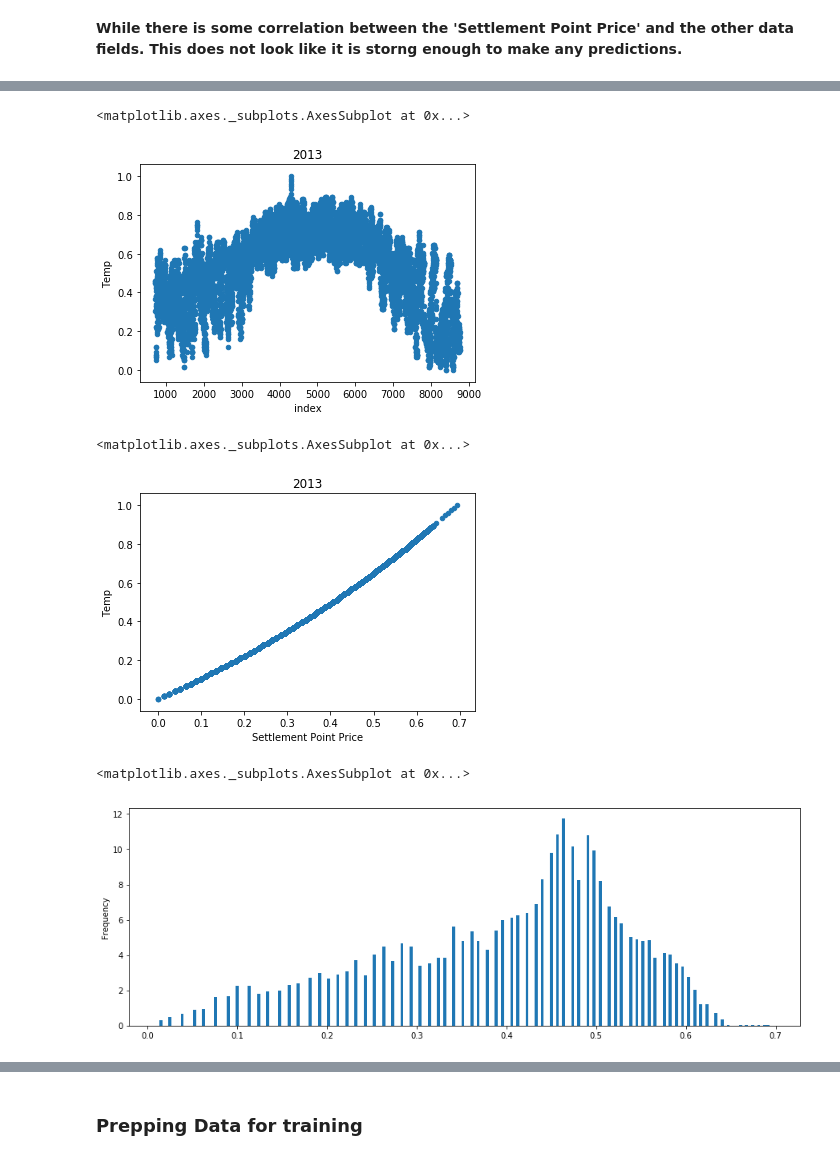
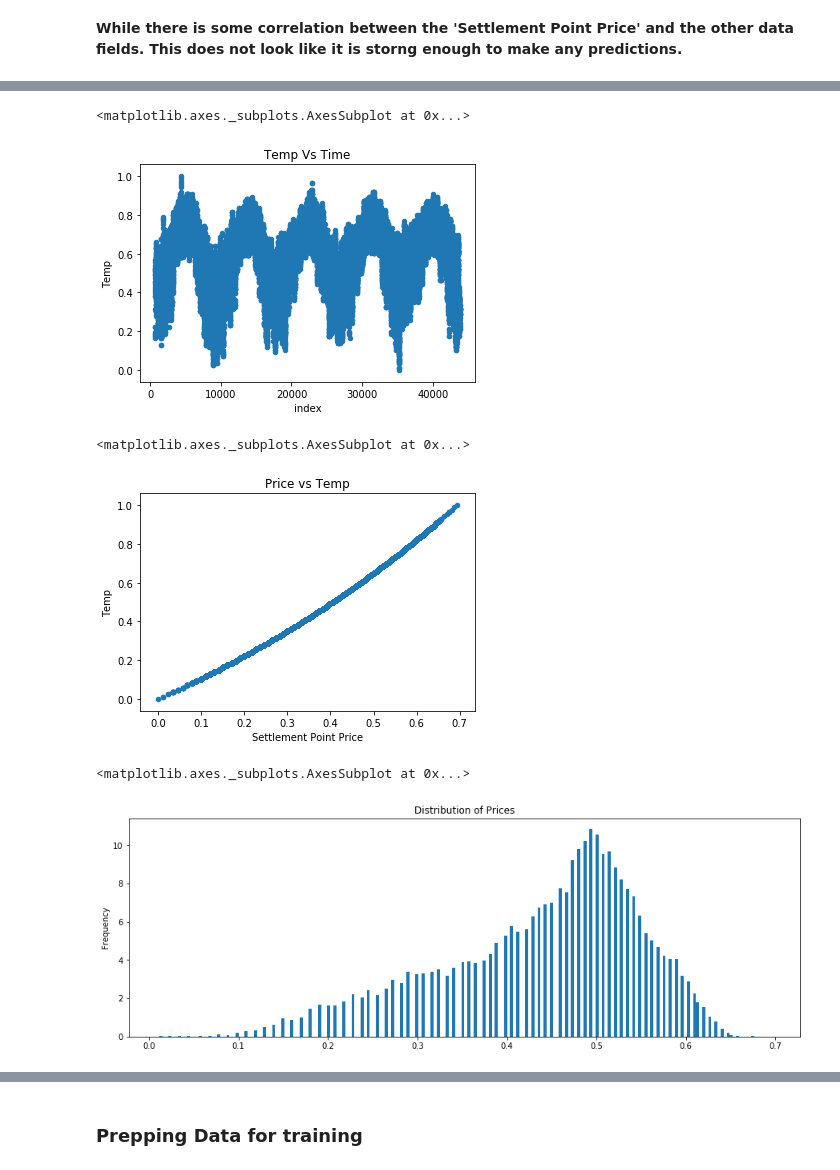
Before and after one commit to trejas/ERCOT-PriceVsTemp, a Jupyter notebook: Visualization.ipynb, the cells around one changed output, grey strips where cells are left out. Cells and saved outputs as stored; diff of their text form; code cells hidden in the pictures.

```diff
--- a/Visualization.ipynb
+++ b/Visualization.ipynb
@@ -102,13 +99,13 @@ Name: Settlement Point Price, dtype: float64
 # %% [markdown]
 **While there is some correlation between the 'Settlement Point Price' and the other data fields. This does not look like it is storng enough to make any predictions.**
 # %%
-da_joined_2013 = weather_2013[['Temp',
-                               'AtmPress',
-                               'Temp 10 DMA',
-                               'Temp 30 DMA',
-                               'AtmPress 10 DMA',
-                               'AtmPress 30 DMA',
-                               'Temp 10 Mean Dev',
-                               'Temp 30 Mean Dev',
-                               'AtmPress 10 Mean Dev',
-                               'AtmPress 30 Mean Dev']].join(da_houston_2013[['Settlement Point Price', 'SPP 10 DMA', 'SPP 30 DMA']])
+da_joined = mod_weather_df[['Temp',
+                            'AtmPress',
+                            'Temp 10 DMA',
+                            'Temp 30 DMA',
+                            'AtmPress 10 DMA',
+                            'AtmPress 30 DMA',
+                            'Temp 10 Mean Dev',
+                            'Temp 30 Mean Dev',
+                            'AtmPress 10 Mean Dev',
+                            'AtmPress 30 Mean Dev']].join(da_houston[['Settlement Point Price', 'SPP 10 DMA', 'SPP 30 DMA']])
@@ -117 +112,5 @@ da_joined_2013 = da_joined_2013.dropna(axis=0, how='any')
+# %%
+da_joined = da_joined.dropna(axis=0, how='any')
+# da_joined[da_joined['Settlement Point Price'].isnull()]
+# da_joined[da_joined['Settlement Point Price'].isnull()]
 # %%
@@ -145,7 +144,7 @@ Settlement Point Price    1.000000
 Name: Settlement Point Price, dtype: float64
 # %%
 # Min-Max Normalize Joined DataFrame
-# da_joined_2013 = da_joined_2013[np.abs(da_joined_2013['Settlement Point Price']-da_joined_2013['Settlement Point Price'].mean())<=(2*da_joined_2013['Settlement Point Price'].std())]
-da_joined_2013 = (da_joined_2013-da_joined_2013.min())/(da_joined_2013.max()-da_joined_2013.min())
-da_joined_2013['Settlement Point Price'] = da_joined_2013.applymap(lambda x: np.log(x+1))
+# da_joined = da_joined[np.abs(da_joined['Settlement Point Price']-da_joined['Settlement Point Price'].mean())<=(2*da_joined['Settlement Point Price'].std())]
+da_joined = (da_joined-da_joined.min())/(da_joined.max()-da_joined.min())
+da_joined['Settlement Point Price'] = da_joined.applymap(lambda x: np.log(x+1))
 # %%
@@ -156,16 +155,16 @@ da_joined_2013.reset_index().plot.scatter(x='index', y='Settlement Point Price',
 # %%
-da_joined_2013.reset_index().plot.scatter(x='index', y='Temp', title='2013')
+da_joined.reset_index().plot.scatter(x='index', y='Temp', title='Temp Vs Time')
 # %% [output]
 <matplotlib.axes._subplots.AxesSubplot at 0x...>
-[figure, old version]
+[figure, new version]
 # %%
-da_joined_2013.reset_index().plot.scatter(x='Settlement Point Price', y='Temp', title='2013')
+da_joined.reset_index().plot.scatter(x='Settlement Point Price', y='Temp', title='Price vs Temp')
 # %% [output]
 <matplotlib.axes._subplots.AxesSubplot at 0x...>
-[figure, old version]
+[figure, new version]
 # %%
-da_joined_2013[da_joined_2013["Settlement Point Price"] > 0]["Settlement Point Price"].plot.hist(bins=200, figsize=[15,5], density=True)
+da_joined[da_joined["Settlement Point Price"] > 0]["Settlement Point Price"].plot.hist(bins=200, figsize=[15,5], density=True, title='Distribution of Prices')
 # %% [output]
 <matplotlib.axes._subplots.AxesSubplot at 0x...>
-[figure, old version]
+[figure, new version]
 # %%
```
Also changed, not shown: parts of 20 cells of this notebook, 3 other files.
